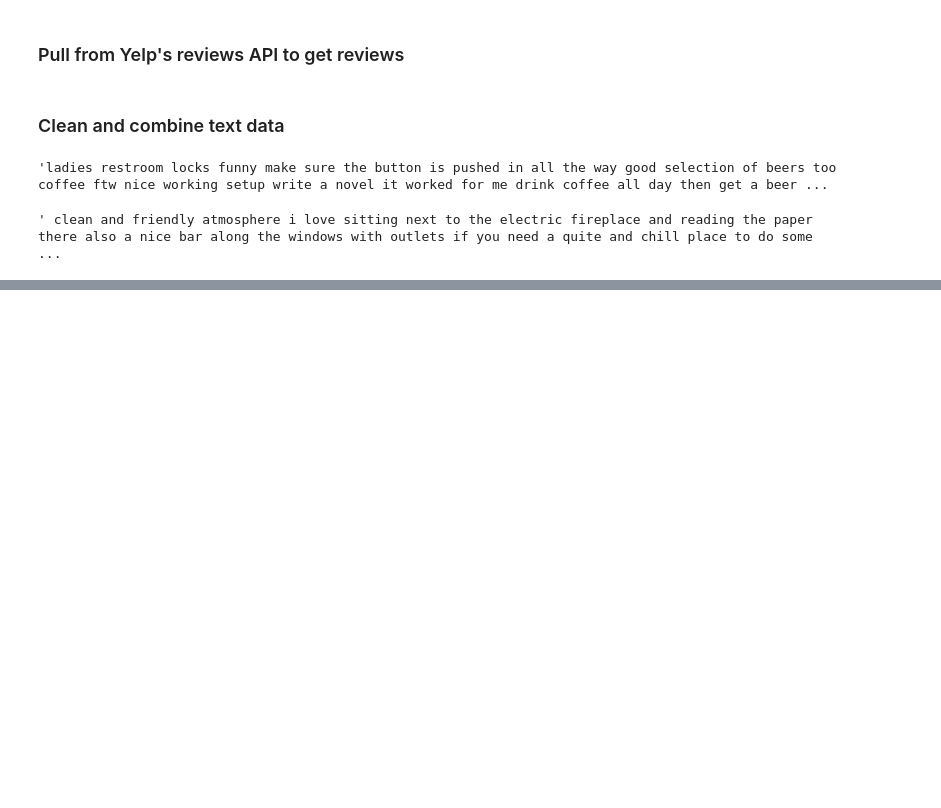
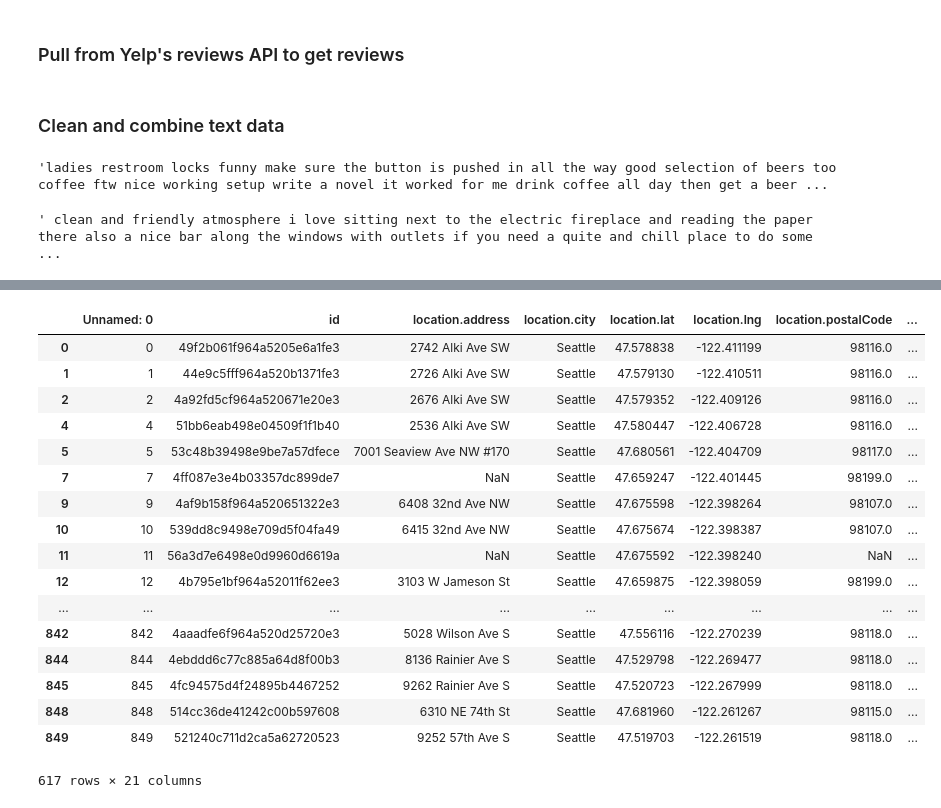
Before and after one commit to crredding/capstone_project, a Jupyter notebook: data_generation_notebook.ipynb, the cells around one changed output, grey strips where cells are left out. Cells and saved outputs as stored; diff of their text form; code cells hidden in the pictures; blank space fills up the shorter version.

```diff
--- a/data_generation_notebook.ipynb
+++ b/data_generation_notebook.ipynb
@@ -524,0 +535,2 @@ data_filtered['combined_reviews'][600]
+# %%
+data_filtered['location.city'] = data_filtered['location.city'].fillna(value='Seattle')
@@ -524,0 +543,8 @@ data_filtered['combined_reviews'][600]
+# %%
+#Changed all Seattle-based city names to Seattle
+data_filtered.loc[data_filtered['location.city'] == 'West Seattle', 'location.city'] = 'Seattle'
+data_filtered.loc[data_filtered['location.city'] == 'University Village', 'location.city'] = 'Seattle'
+data_filtered.loc[data_filtered['location.city'] == 'unknown', 'location.city'] = 'Seattle'
+# %%
+#Dropped all shops that weren't in Seattle
+data_filtered = data_filtered[data_filtered['location.city'] == 'Seattle']
@@ -524,0 +563,2 @@ data_filtered['combined_reviews'][600]
+# %%
+data_filtered['num_review_words'] = [len(x.split()) for x in data_filtered['combined_reviews']]
@@ -524,0 +577,21 @@ data_filtered['combined_reviews'][600]
+# %%
+clean_data_with_reviews = data_filtered.drop
+# %% [output]
+|  | Unnamed: 0 | id | location.address | location.city | location.lat | location.lng | location.postalCode | ... |
+| 0 | 0 | 49f2b061f964a5205e6a1fe3 | 2742 Alki Ave SW | Seattle | 47.578838 | -122.411199 | 98116.0 | ... |
+| 1 | 1 | 44e9c5fff964a520b1371fe3 | 2726 Alki Ave SW | Seattle | 47.579130 | -122.410511 | 98116.0 | ... |
+| 2 | 2 | 4a92fd5cf964a520671e20e3 | 2676 Alki Ave SW | Seattle | 47.579352 | -122.409126 | 98116.0 | ... |
+| 4 | 4 | 51bb6eab498e04509f1f1b40 | 2536 Alki Ave SW | Seattle | 47.580447 | -122.406728 | 98116.0 | ... |
+| 5 | 5 | 53c48b39498e9be7a57dfece | 7001 Seaview Ave NW #170 | Seattle | 47.680561 | -122.404709 | 98117.0 | ... |
+| 7 | 7 | 4ff087e3e4b03357dc899de7 | NaN | Seattle | 47.659247 | -122.401445 | 98199.0 | ... |
+| 9 | 9 | 4af9b158f964a520651322e3 | 6408 32nd Ave NW | Seattle | 47.675598 | -122.398264 | 98107.0 | ... |
+| 10 | 10 | 539dd8c9498e709d5f04fa49 | 6415 32nd Ave NW | Seattle | 47.675674 | -122.398387 | 98107.0 | ... |
+| 11 | 11 | 56a3d7e6498e0d9960d6619a | NaN | Seattle | 47.675592 | -122.398240 | NaN | ... |
+| 12 | 12 | 4b795e1bf964a52011f62ee3 | 3103 W Jameson St | Seattle | 47.659875 | -122.398059 | 98199.0 | ... |
+| ... | ... | ... | ... | ... | ... | ... | ... | ... |
+| 842 | 842 | 4aaadfe6f964a520d25720e3 | 5028 Wilson Ave S | Seattle | 47.556116 | -122.270239 | 98118.0 | ... |
+| 844 | 844 | 4ebddd6c77c885a64d8f00b3 | 8136 Rainier Ave S | Seattle | 47.529798 | -122.269477 | 98118.0 | ... |
+| 845 | 845 | 4fc94575d4f24895b4467252 | 9262 Rainier Ave S | Seattle | 47.520723 | -122.267999 | 98118.0 | ... |
+| 848 | 848 | 514cc36de41242c00b597608 | 6310 NE 74th St | Seattle | 47.681960 | -122.261267 | 98115.0 | ... |
+| 849 | 849 | 521240c711d2ca5a62720523 | 9252 57th Ave S | Seattle | 47.519703 | -122.261519 | 98118.0 | ... |
+617 rows × 21 columns
```
Also changed, not shown: parts of 11 cells of this notebook, 7 other files.
